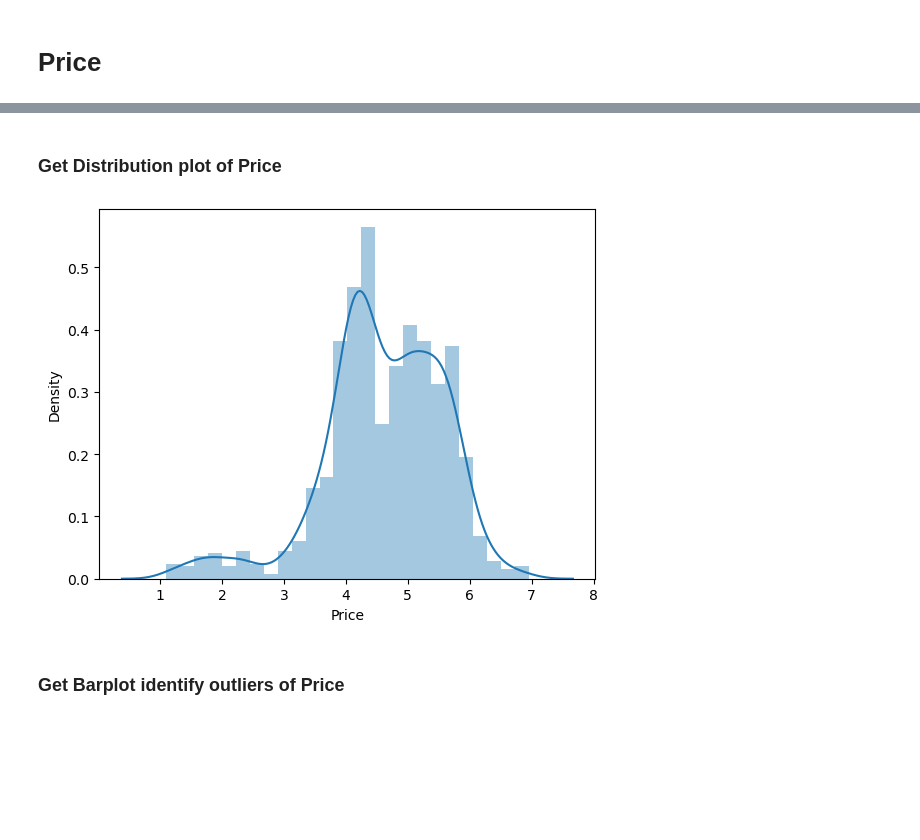
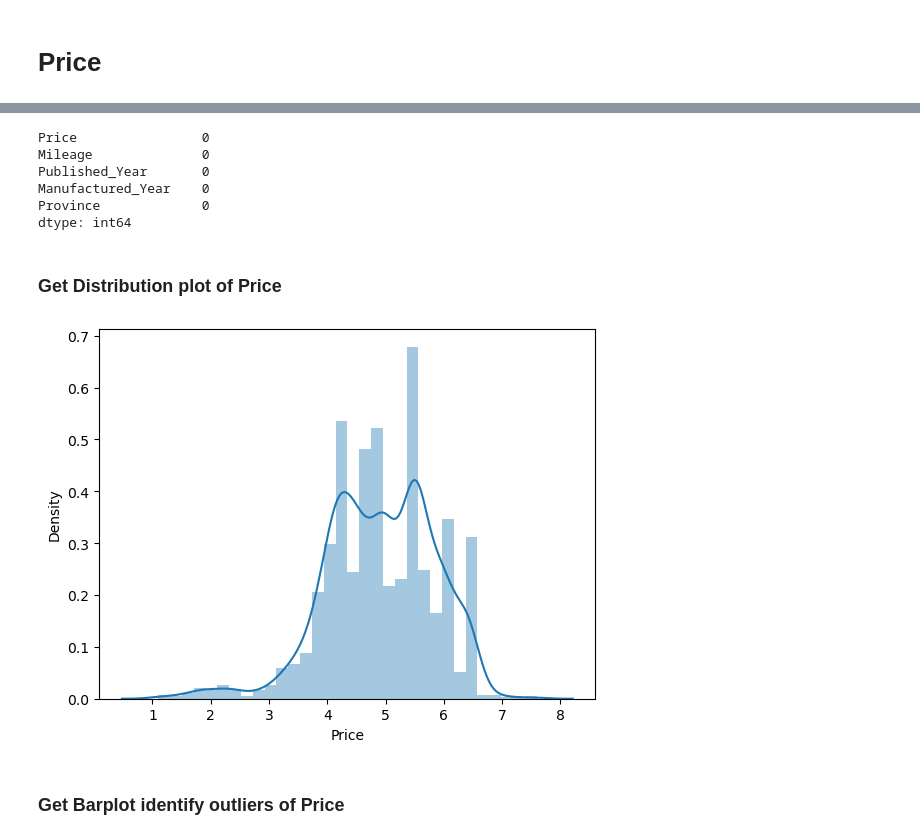
Before and after one commit to isurumadhushan24572/Used-Motor-Bike-Price-Recomendation, a Jupyter notebook: Implementation/Honda.ipynb, the cells around one changed output, grey strips where cells are left out. Saved outputs shown, nothing was run; the diff lists cells and outputs as text; code cells hidden in the pictures; blank space fills up the shorter version.

```diff
--- a/Implementation/Honda.ipynb
+++ b/Implementation/Honda.ipynb
@@ -291,0 +553,2 @@ dio2=dio1[dio1["Price"]<7]
+# %%
+dio = dio.drop(dio[(dio['Manufactured_Year'] == 2016) & (dio['Price'] < 3.50)].index)
@@ -291,0 +570,5 @@ dio2=dio1[dio1["Price"]<7]
+# %%
+dio = dio.drop(dio[(dio['Manufactured_Year'] == 2017) & (dio['Price'] > 6)].index)
+
+# Display the modified DataFrame
+print(dio)
@@ -291,0 +605,5 @@ dio2=dio1[dio1["Price"]<7]
+# %%
+dio = dio.drop(dio[(dio['Manufactured_Year'] == 2018) & (dio['Price'] >6.5)].index)
+
+# Display the modified DataFrame
+print(dio)
@@ -291,0 +637,5 @@ dio2=dio1[dio1["Price"]<7]
+# %%
+dio = dio.drop(dio[(dio['Manufactured_Year'] == 2019) & (dio['Price'] <5)].index)
+
+# Display the modified DataFrame
+print(dio)
@@ -292,10 +680,19 @@ dio2=dio1[dio1["Price"]<7]
+# %%
+dio.isnull().sum()
+# %% [output]
+Price                0
+Mileage              0
+Published_Year       0
+Manufactured_Year    0
+Province             0
+dtype: int64
 # %% [markdown]
 ### Get Distribution plot of Price
 # %%
-sns.distplot(dio2["Price"])
+sns.distplot(dio["Price"])
 plt.show()
 # %% [output]
-[figure, old version]
+[figure, new version]
 # %% [markdown]
 ### Get Barplot identify outliers of Price
 # %%
```
Also changed, not shown: parts of 137 cells of this notebook, 10 other files.
